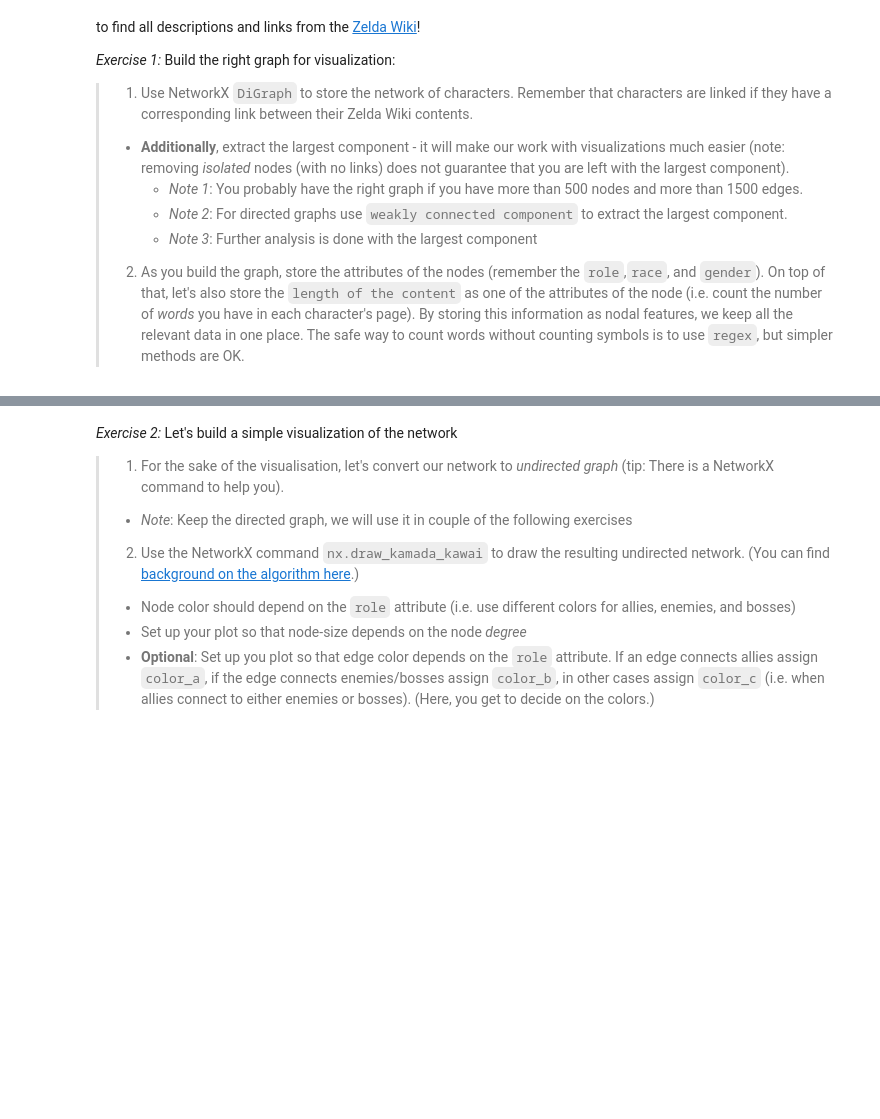
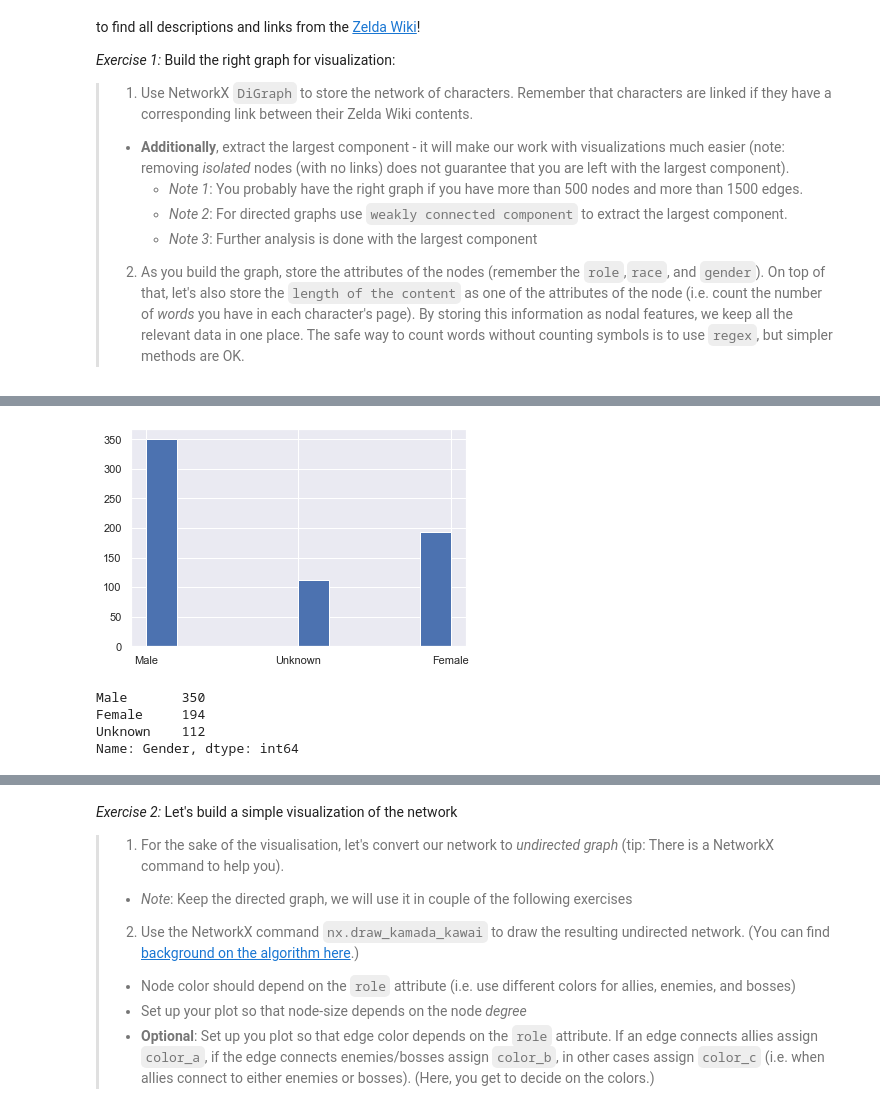
Before and after one commit to granatb/socialgraphs2021, a Jupyter notebook: lectures/Week5.ipynb, the cells around one changed output, grey strips where cells are left out. Cells and saved outputs as stored; diff of their text form; code cells hidden in the pictures; blank space fills up the shorter version.

```diff
--- a/lectures/Week5.ipynb
+++ b/lectures/Week5.ipynb
@@ -30,0 +63,12 @@ We will continue to work with the network from last week, see the lecture for [W
+# %%
+plt.hist(df.Gender)
+plt.show()
+# %% [output]
+[figure, added]
+# %%
+df.Gender.value_counts()
+# %% [output]
+Male       350
+Female     194
+Unknown    112
+Name: Gender, dtype: int64
```
Also changed, not shown: parts of 75 cells of this notebook, 9 other files.
